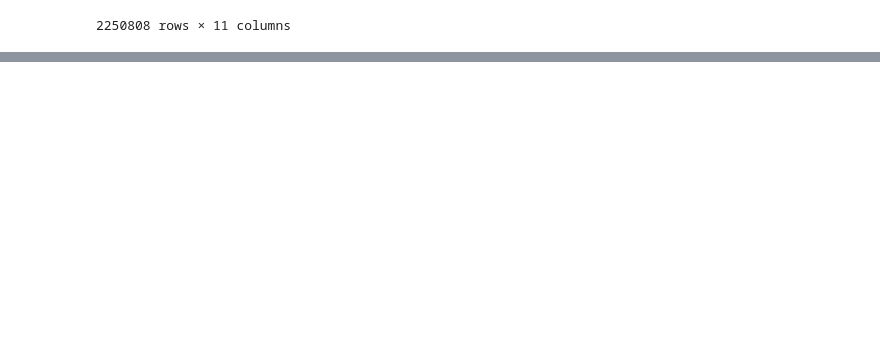
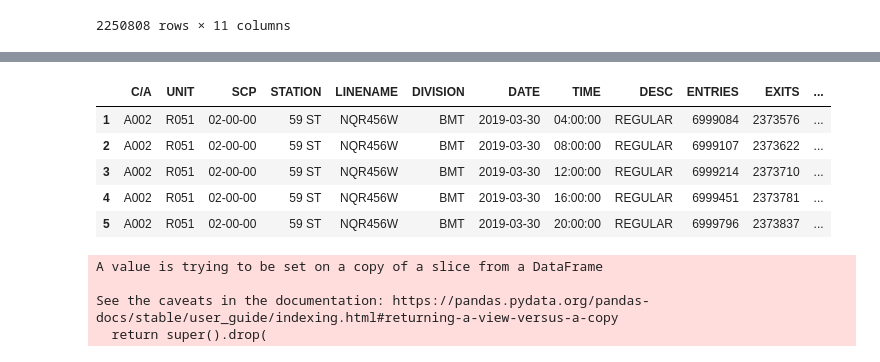
Before and after one commit to racheldilley1/mta-project-1, a Jupyter notebook: Josef_MTA_Workbook.ipynb, the cells around one changed output, grey strips where cells are left out. Saved outputs shown, nothing was run; the diff lists cells and outputs as text; code cells hidden in the pictures; blank space fills up the shorter version.

```diff
--- a/Josef_MTA_Workbook.ipynb
+++ b/Josef_MTA_Workbook.ipynb
@@ -80,0 +120,35 @@ data
+# %%
+grouped_time=data
+grouped_time["PREV_TIME"] = data.groupby(["Turnstile"]).TIME.shift(1)
+grouped_time["PREV_EXITS"] = data.groupby(["Turnstile"]).EXITS.shift(1)
+grouped_time["PREV_ENTRIES"] = data.groupby(["Turnstile"]).ENTRIES.shift(1)
+# %%
+grouped_time.dropna(subset=["PREV_ENTRIES"], axis=0, inplace=True)
+# %%
+def get_daily_counts_exits(row, max_counter):
+    counter_ex = row["EXITS"] - row["PREV_EXITS"]
+    if counter_ex < 0:
+        # Maybe counter is reversed?
+        counter_ex = -counter_ex
+    if counter_ex > max_counter:
+        # Maybe counter was reset to 0?
+        #print(row["EXITS"], row["PREV_EXITS"])
+        counter = min(row["EXITS"], row["PREV_EXITS"])
+    if counter_ex > max_counter:
+        # Check it again to make sure we're not still giving a counter that's too big
+        return 0
+    return counter_ex
+
+def get_daily_counts_entries(row, max_counter):
+    counter_ent = row["ENTRIES"] - row["PREV_ENTRIES"]
+    if counter_ent < 0:
+        # Maybe counter is reversed?
+        counter_ent = -counter_ent
+    if counter_ent > max_counter:
+        # Maybe counter was reset to 0?
+        #print(row["ENTRIES"], row["PREV_ENTRIES"])
+        counter = min(row["ENTRIES"], row["PREV_ENTRIES"])
+    if counter_ent > max_counter:
+        # Check it again to make sure we're not still giving a counter that's too big
+        return 0
+    return counter_ent
@@ -80,0 +158,10 @@ data
+# %%
+grouped_time["TOTAL_TRAFFIC"] = grouped_time["TOTAL_EXITS"] + grouped_time["TOTAL_ENTRIES"]
+grouped_time.head()
+# %% [output]
+|  | C/A | UNIT | SCP | STATION | LINENAME | DIVISION | DATE | TIME | DESC | ENTRIES | EXITS | ... |
+| 1 | A002 | R051 | 02-00-00 | 59 ST | NQR456W | BMT | 2019-03-30 | 04:00:00 | REGULAR | 6999084 | 2373576 | ... |
+| 2 | A002 | R051 | 02-00-00 | 59 ST | NQR456W | BMT | 2019-03-30 | 08:00:00 | REGULAR | 6999107 | 2373622 | ... |
+| 3 | A002 | R051 | 02-00-00 | 59 ST | NQR456W | BMT | 2019-03-30 | 12:00:00 | REGULAR | 6999214 | 2373710 | ... |
+| 4 | A002 | R051 | 02-00-00 | 59 ST | NQR456W | BMT | 2019-03-30 | 16:00:00 | REGULAR | 6999451 | 2373781 | ... |
+| 5 | A002 | R051 | 02-00-00 | 59 ST | NQR456W | BMT | 2019-03-30 | 20:00:00 | REGULAR | 6999796 | 2373837 | ... |
@@ -80,0 +172,10 @@ data
+# %%
+grouped_time.columns = grouped_time.columns.str.replace(' ', '')
+grouped_time.drop(['C/A','UNIT','SCP','LINENAME', 'ENTRIES', 'EXITS', 'PREV_TIME', 'PREV_ENTRIES', 'PREV_EXITS','TOTAL_ENTRIES','TOTAL_EXITS',], axis=1, inplace = True)
+#grouped_time.head(100)
+#grouped_time.shape
+# %% [output]
+A value is trying to be set on a copy of a slice from a DataFrame
+
+See the caveats in the documentation: https://pandas.pydata.org/pandas-docs/stable/user_guide/indexing.html#returning-a-view-versus-a-copy
+  return super().drop(
```
Also changed, not shown: parts of 25 cells of this notebook.
